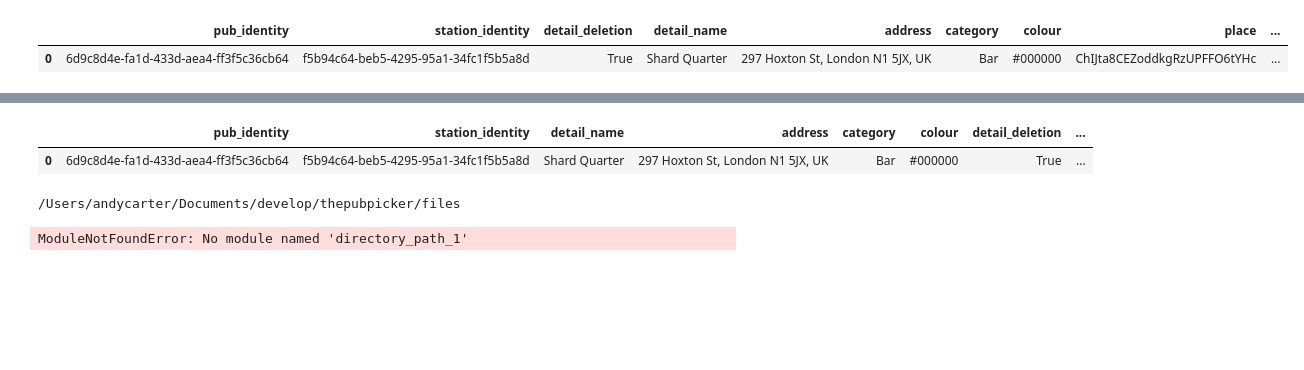
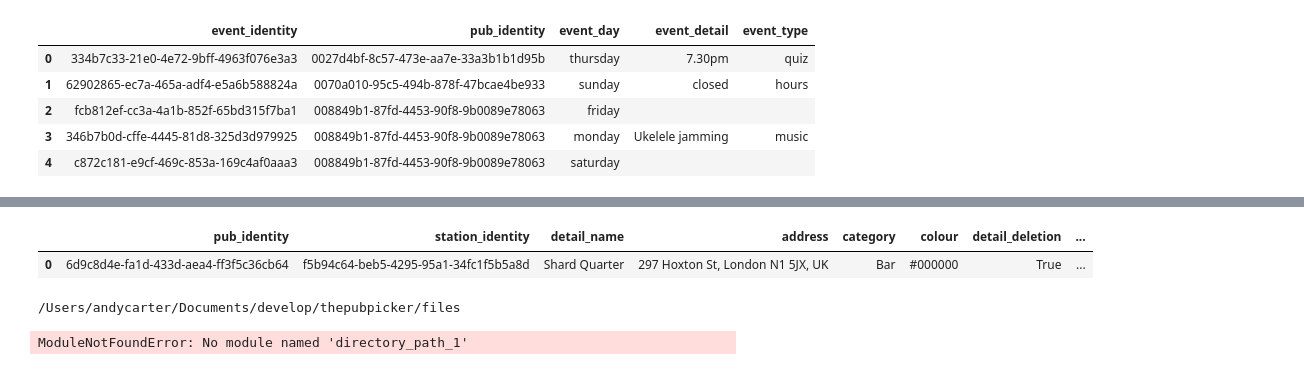
Before and after one commit to cartsmate/thepubpicker, a Jupyter notebook: files/Untitled2.ipynb, the cells around one changed output, grey strips where cells are left out. Cells and saved outputs as stored; diff of their text form; code cells hidden in the pictures; blank space fills up the shorter version.

```diff
--- a/files/Untitled2.ipynb
+++ b/files/Untitled2.ipynb
@@ -1,15 +1,21 @@
 # %%
 # directory_path = config2['directory_path']
 import os
 import pandas as pd
 directory_path = os.getcwd()
-df_details = pd.read_csv(directory_path + '/details_park.csv', dtype={'pub_identity': str,
-                                                       'station_identity': str, 'detail_deletion': str,
-                                                       'detail_name': str, 'address': str, 'category': str,
-                                                       'colour': str, 'place': str, 'detail_latitude': float,
-                                                       'detail_longitude': float, 'rank': float,
-                                                       'extra': str})
-df_details.head(1)
+df = pd.read_csv(directory_path + '/event.csv').fillna('')
+# df2 = df.loc[(df['event_type'] != 'quiz')
+#              & (df['event_type'] != '')
+#              & (df['event_type'] != 'hours')
+#              & (df['event_type'] != 'music')
+#              & (df['event_type'] != 'entertain')
+#              & (df['event_type'] != 'brunch')
+#              & (df['event_type'] != 'dj')]
+df.head(5)
 # %% [output]
-|  | pub_identity | station_identity | detail_deletion | detail_name | address | category | colour | place | ... |
-| 0 | 6d9c8d4e-fa1d-433d-aea4-ff3f5c36cb64 | f5b94c64-beb5-4295-95a1-34fc1f5b5a8d | True | Shard Quarter | 297 Hoxton St, London N1 5JX, UK | Bar | #000000 | ChIJta8CEZoddkgRzUPFFO6tYHc | ... |
+|  | event_identity | pub_identity | event_day | event_detail | event_type |
+| 0 | 334b7c33-21e0-4e72-9bff-4963f076e3a3 | 0027d4bf-8c57-473e-aa7e-33a3b1b1d95b | thursday | 7.30pm | quiz |
+| 1 | 62902865-ec7a-465a-adf4-e5a6b588824a | 0070a010-95c5-494b-878f-47bcae4be933 | sunday | closed | hours |
+| 2 | fcb812ef-cc3a-4a1b-852f-65bd315f7ba1 | 008849b1-87fd-4453-90f8-9b0089e78063 | friday |  |  |
+| 3 | 346b7b0d-cffe-4445-81d8-325d3d979925 | 008849b1-87fd-4453-90f8-9b0089e78063 | monday | Ukelele jamming | music |
+| 4 | c872c181-e9cf-469c-853a-169c4af0aaa3 | 008849b1-87fd-4453-90f8-9b0089e78063 | saturday |  |  |
```
Also changed, not shown: parts of 1 cell of this notebook, 54 other files.
